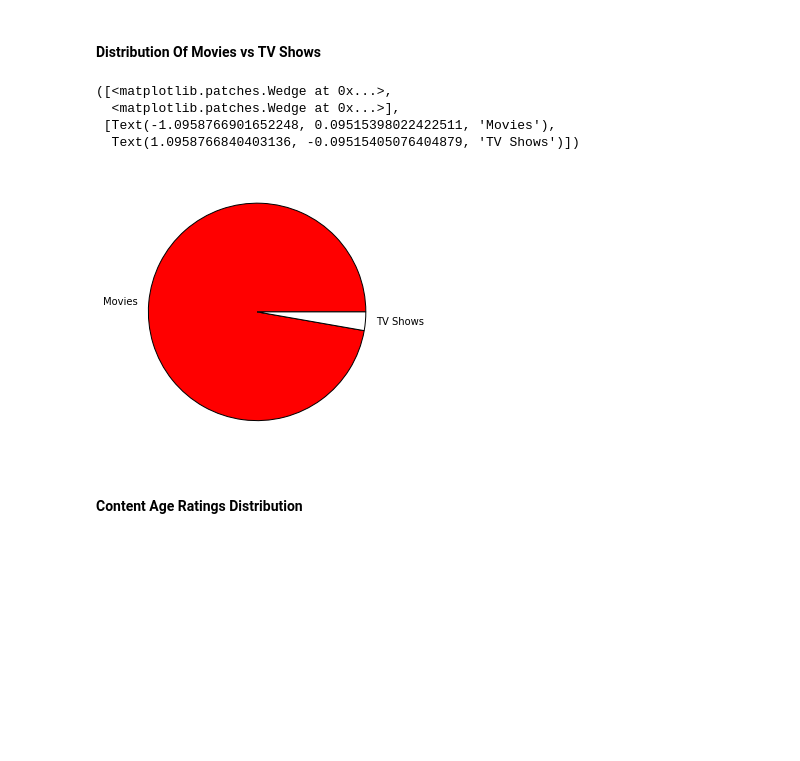
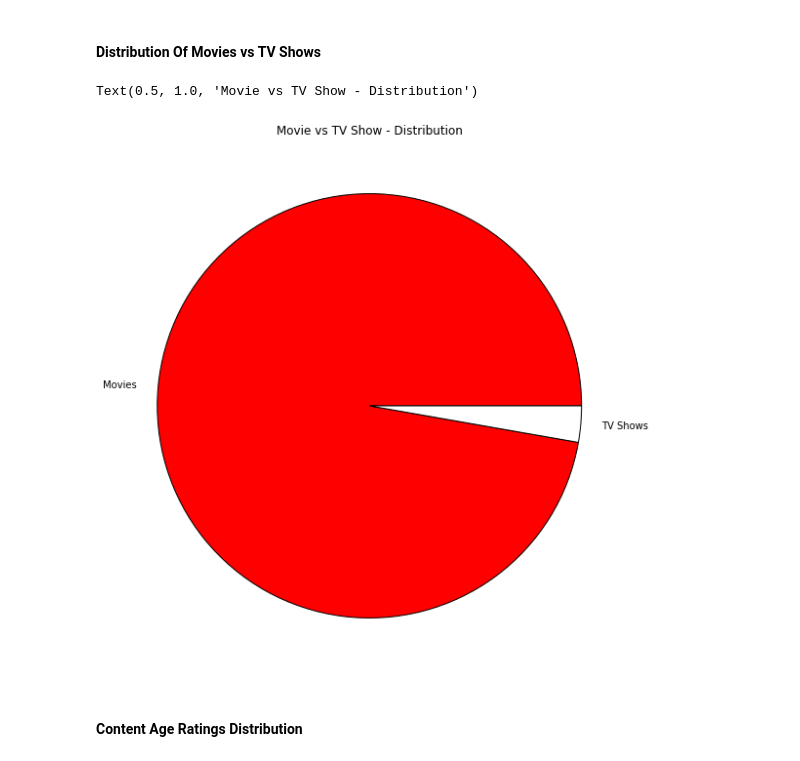
Before and after one commit to SunpreetSChahal/Netflix_EDA-ML, a Jupyter notebook: Netflix Data - EDA and ML Practice.ipynb, the cells around one changed output. Cells and saved outputs as stored; diff of their text form; code cells hidden in the pictures; blank space fills up the shorter version.

```diff
--- a/Netflix Data - EDA and ML Practice.ipynb
+++ b/Netflix Data - EDA and ML Practice.ipynb
@@ -138,19 +138,19 @@ list(cols) # List makes it easier to read
 #### Distribution Of Movies vs TV Shows
 # %%
 # Distribution Pie
+plt.figure(figsize=(15,10))
+
+# Assign values
 movies_c = len(movies)
 tv_shows_c = len(tv_shows)
 
-plt.figure(figsize= (10,5))
 labels = ['Movies', 'TV Shows']
+plt.pie([movies_c, tv_shows_c], labels=labels, colors= ['red', 'white'], wedgeprops={'edgecolor' :'black'})
 
-plt.pie([movies_c, tv_shows_c], labels=labels, colors= ['red', 'white'], wedgeprops={'edgecolor' :'black'})
+plt.title('Movie vs TV Show - Distribution')
 # %% [output]
-([<matplotlib.patches.Wedge at 0x...>,
-  <matplotlib.patches.Wedge at 0x...>],
- [Text(-1.0958766901652248, 0.09515398022422511, 'Movies'),
-  Text(1.0958766840403136, -0.09515405076404879, 'TV Shows')])
+Text(0.5, 1.0, 'Movie vs TV Show - Distribution')
-[figure, old version]
+[figure, new version]
 # %% [markdown]
 #### Content Age Ratings Distribution
 # %%
```
